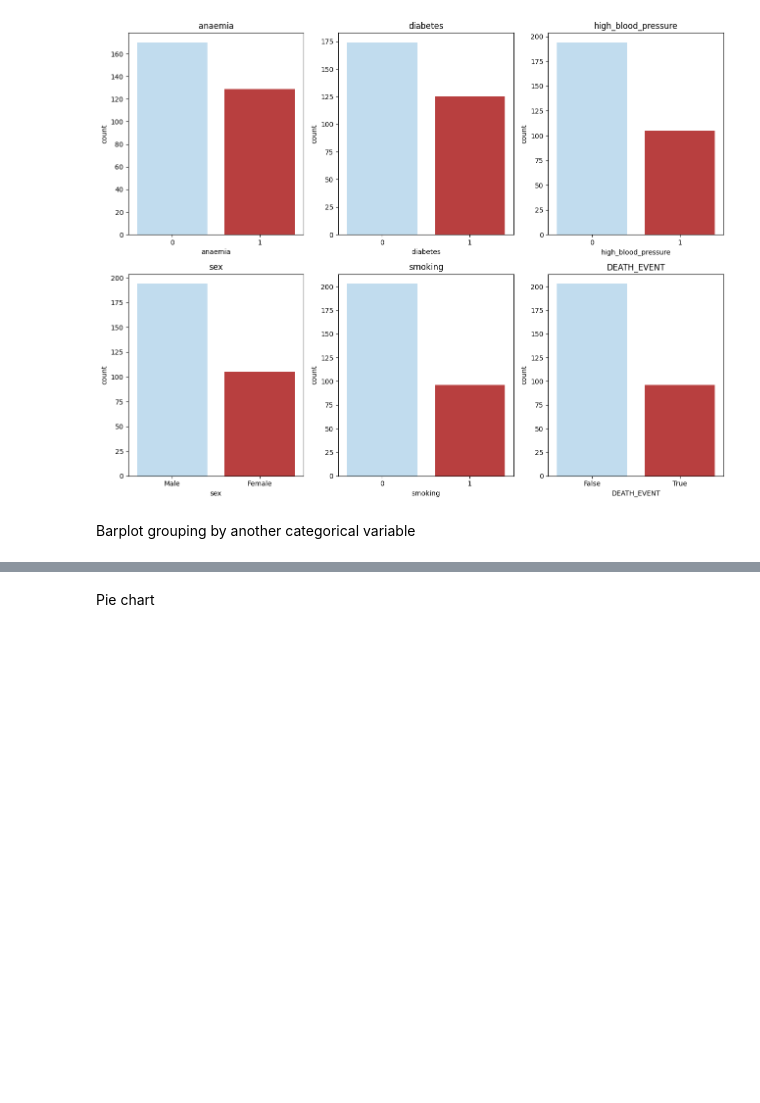
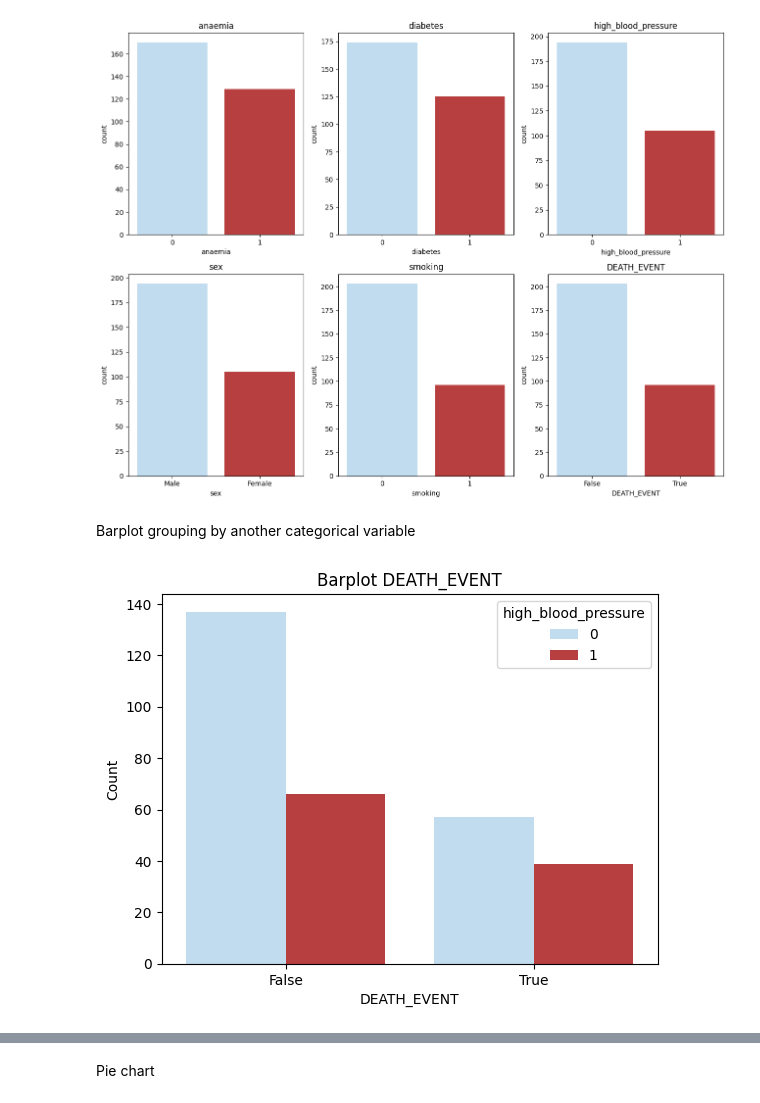
Before and after one commit to Thomas-Fabbris/applied-statistics-polimi, a Jupyter notebook: Labs/Lab_I_2026_TBC.ipynb, the cells around one changed output, grey strips where cells are left out. Cells and saved outputs as stored; diff of their text form; code cells hidden in the pictures; blank space fills up the shorter version.

```diff
--- a/Labs/Lab_I_2026_TBC.ipynb
+++ b/Labs/Lab_I_2026_TBC.ipynb
@@ -617,3 +641,4 @@ Mounted at /content/drive
 # %%
-PATH = '/content/drive/MyDrive/_Polimi/StatAppHPC/'
+PATH = '/content/drive/MyDrive/Applied Statistics/Datasets/'
 df = pd.read_csv(PATH + 'heart_failure_clinical_records_dataset_smhd.csv')
+df
@@ -768,0 +831,10 @@ Barplot grouping by another categorical variable
+# %%
+ax = sns.countplot(data=df, x='DEATH_EVENT', palette=colors,
+                   hue='high_blood_pressure')
+ax.set_title('Barplot DEATH_EVENT')
+ax.set_xlabel('DEATH_EVENT')
+ax.set_ylabel('Count')
+ax.legend(title="high_blood_pressure")
+plt.show()
+# %% [output]
+[figure, added]
```
Also changed, not shown: parts of 159 cells of this notebook.
